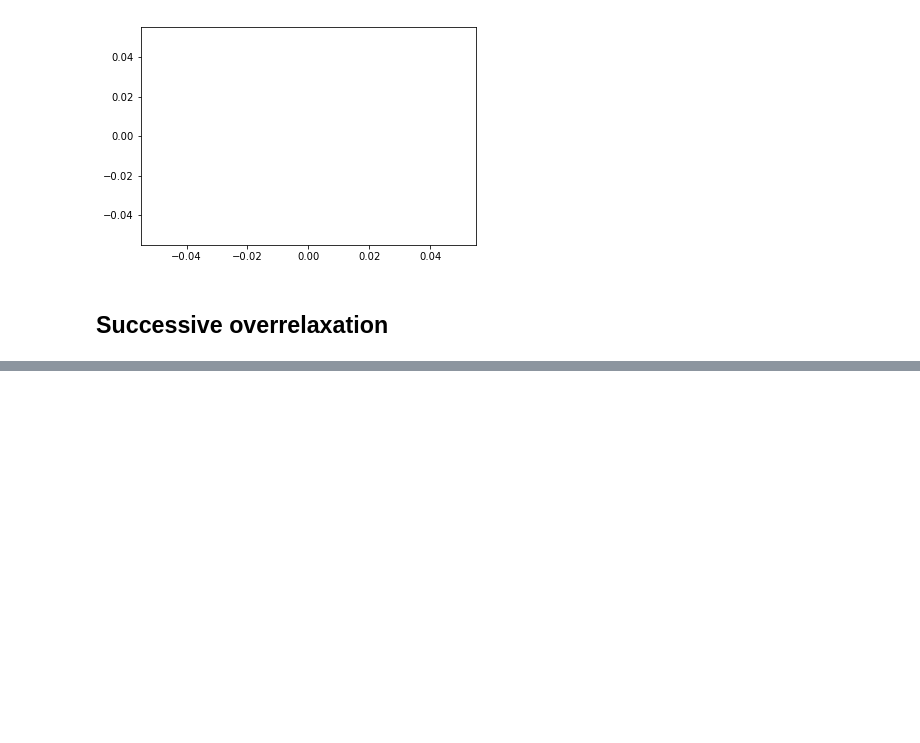
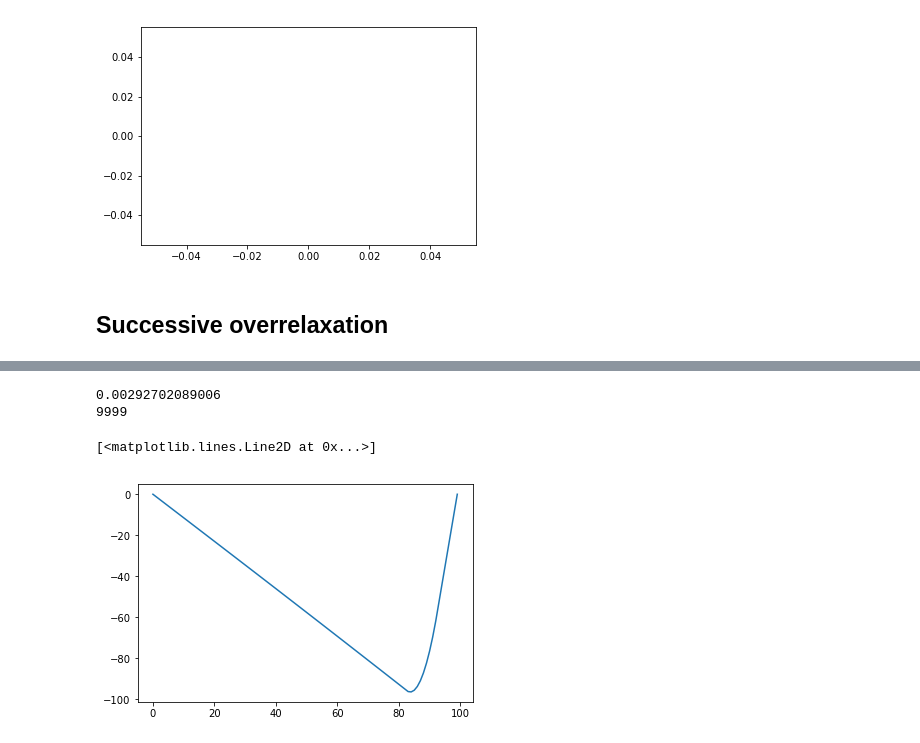
Before and after one commit to blanton144/computational, a Jupyter notebook: docs/notebooks/boundary.ipynb, the cells around one changed output, grey strips where cells are left out. Cells and saved outputs as stored; diff of their text form; code cells hidden in the pictures; blank space fills up the shorter version.

```diff
--- a/docs/notebooks/boundary.ipynb
+++ b/docs/notebooks/boundary.ipynb
@@ -70,7 +72,7 @@ def relax_accelerate(a=None, b=None, c=None, f=None, tol=1.e-5, maxiter=10000):
     J = len(f)
     q = np.zeros(J)
     qall = np.zeros((J, maxiter))
-    rjac = np.cos(np.pi / np.float64(J)) * 0.5
+    rjac = np.cos(np.pi / np.float64(J)) * 0.05
     anormf = np.abs(f[1:-1]).sum()
     omega = 1.
     for iter in np.arange(maxiter):
@@ -99,7 +101,12 @@ def relax_accelerate(a=None, b=None, c=None, f=None, tol=1.e-5, maxiter=10000):
     return(qall[:, 0:iter + 1])
 # %%
 q = relax_accelerate(a=a, b=b, c=c, f=f)
-# plt.plot(q[:, - 1])
+plt.plot(q[:, - 1])
+# %% [output]
+0.00292702089006
+9999
+[<matplotlib.lines.Line2D at 0x...>]
+[figure, added]
 # %%
 ax.set_xlim(( 0., q.shape[0]))
 ax.set_ylim(( np.min(q), np.max(q)))
```
Also changed, not shown: parts of 4 cells of this notebook, 7 other files.
